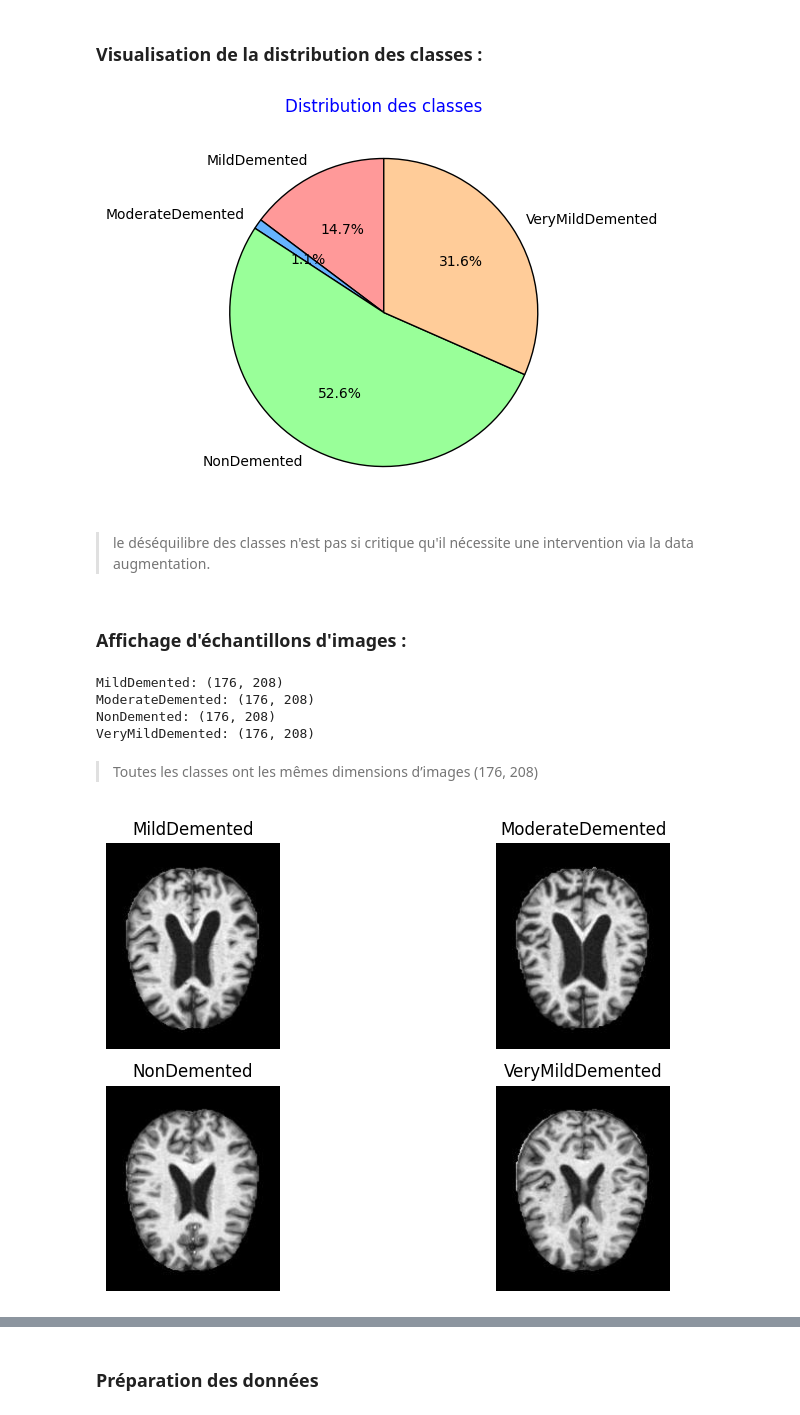
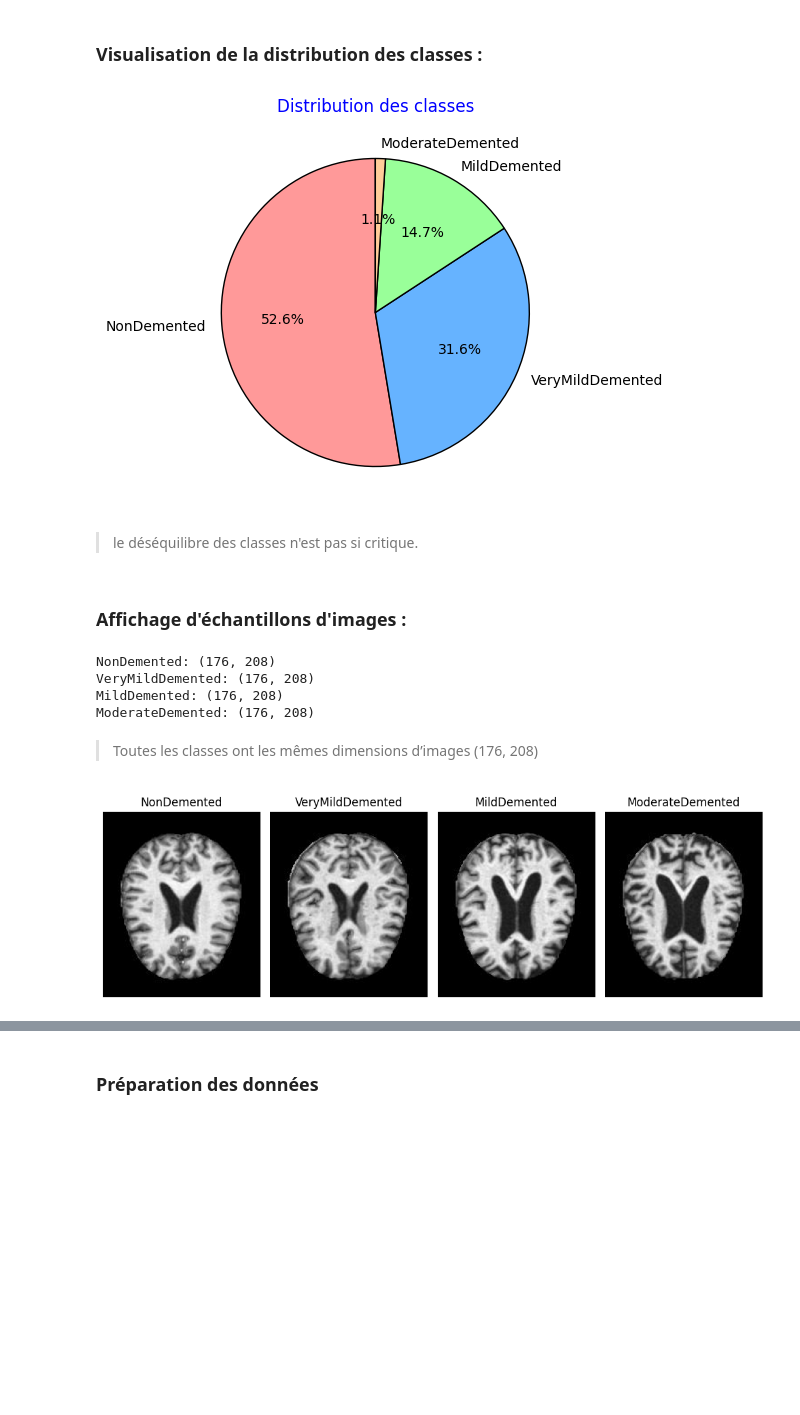
Before and after one commit to skander951/MRI-Based-Dementia-Classification-Using-Deep-Learning, a Jupyter notebook: Classification des IRM cérébrales.ipynb, the cells around one changed output, grey strips where cells are left out. Drawn from its saved outputs; the diff is of its cells as text; code cells hidden in the pictures; blank space fills up the shorter version.

```diff
--- a/Classification des IRM cérébrales.ipynb
+++ b/Classification des IRM cérébrales.ipynb
@@ -45,6 +34,6 @@ from tensorflow.keras.models import load_model , save_model
 # %%
 path = r"C:\Users\skouz\OneDrive\Desktop\atelier\Alzheimer_s Dataset\data"
-classes = ['MildDemented', 'ModerateDemented', 'NonDemented', 'VeryMildDemented']
+classes = [ 'NonDemented', 'VeryMildDemented','MildDemented', 'ModerateDemented']
 # %% [markdown]
 ### **Visualisation de la distribution des classes :**
 # %%
@@ -53,7 +42,7 @@ for cls in classes:
     class_path = os.path.join(path, cls)
     class_counts[cls] = len(os.listdir(class_path))
 
-plt.figure(figsize=(5, 5))
+plt.figure(figsize=(15, 5))
 plt.pie(
     class_counts.values(),
     labels=class_counts.keys(),
@@ -66,9 +55,9 @@ plt.pie(
 plt.title('Distribution des classes',color='blue')
 plt.show()
 # %% [output]
-[figure, old version]
+[figure, new version]
 # %% [markdown]
->  le déséquilibre des classes n'est pas si critique qu'il nécessite une intervention via la data augmentation.
+>  le déséquilibre des classes n'est pas si critique.
 # %% [markdown]
 ### **Affichage d'échantillons d'images :**
 # %%
@@ -80,23 +69,23 @@ for cls in classes:
     shapes[cls] = img.size
     print(f"{cls}: {shapes[cls]}")
 # %% [output]
+NonDemented: (176, 208)
+VeryMildDemented: (176, 208)
 MildDemented: (176, 208)
 ModerateDemented: (176, 208)
-NonDemented: (176, 208)
-VeryMildDemented: (176, 208)
 # %% [markdown]
 > Toutes les classes ont les mêmes dimensions d’images (176, 208)
 # %%
 plt.figure(figsize=(10, 5))
 for i, cls in enumerate(classes):
     sample_path = os.path.join(path, cls, os.listdir(os.path.join(path, cls))[0])
     img = Image.open(sample_path)
-    plt.subplot(2, 2, i+1)
+    plt.subplot(1, 4, i+1)
     plt.imshow(img,cmap='gray')
     plt.title(cls)
     plt.axis('off')
 plt.tight_layout()
 plt.show()
 # %% [output]
-[figure, old version]
+[figure, new version]
 # %% [markdown]
```
Also changed, not shown: parts of 41 cells of this notebook, 1 other file.
